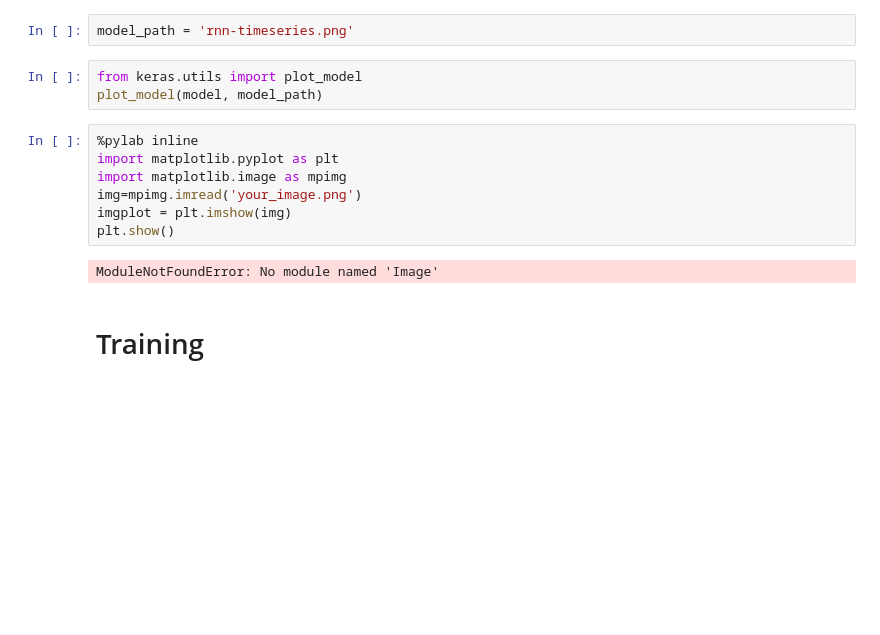
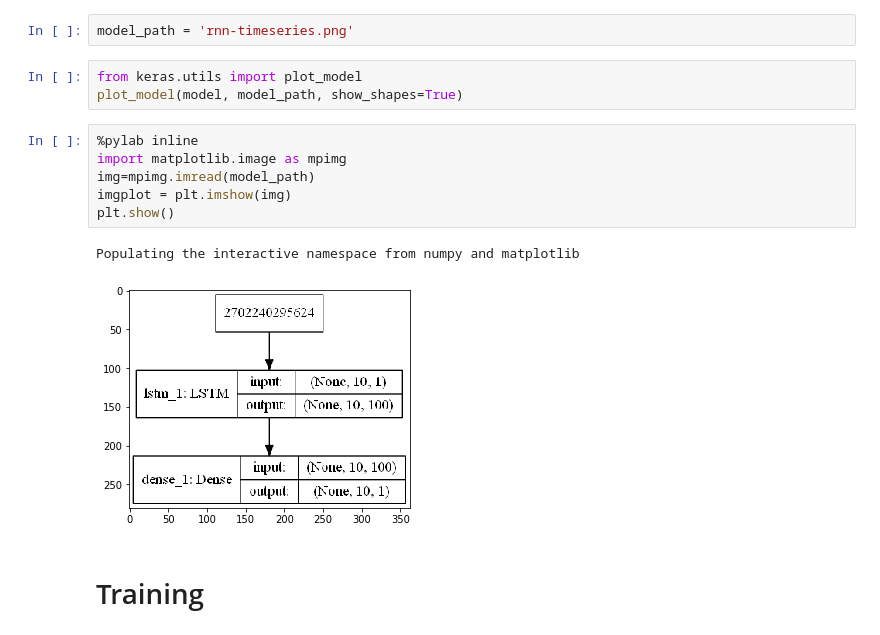
Before and after one commit to letrungkien211/KaggleRampUp, a Jupyter notebook: RNN-TimeSeries/RNN-Time-Series-Keras.ipynb, the cells around one changed output. Saved outputs shown, nothing was run; the diff lists cells and outputs as text; blank space fills up the shorter version.

```diff
--- a/RNN-TimeSeries/RNN-Time-Series-Keras.ipynb
+++ b/RNN-TimeSeries/RNN-Time-Series-Keras.ipynb
@@ -94,16 +94,16 @@ _________________________________________________________________
 model_path = 'rnn-timeseries.png'
 # %%
 from keras.utils import plot_model
-plot_model(model, model_path)
+plot_model(model, model_path, show_shapes=True)
 # %%
 %pylab inline
-import matplotlib.pyplot as plt
 import matplotlib.image as mpimg
-img=mpimg.imread('your_image.png')
+img=mpimg.imread(model_path)
 imgplot = plt.imshow(img)
 plt.show()
 # %% [output]
-ModuleNotFoundError: No module named 'Image'
+Populating the interactive namespace from numpy and matplotlib
+[figure, added]
 # %% [markdown]
 # Training
 # %%
```
